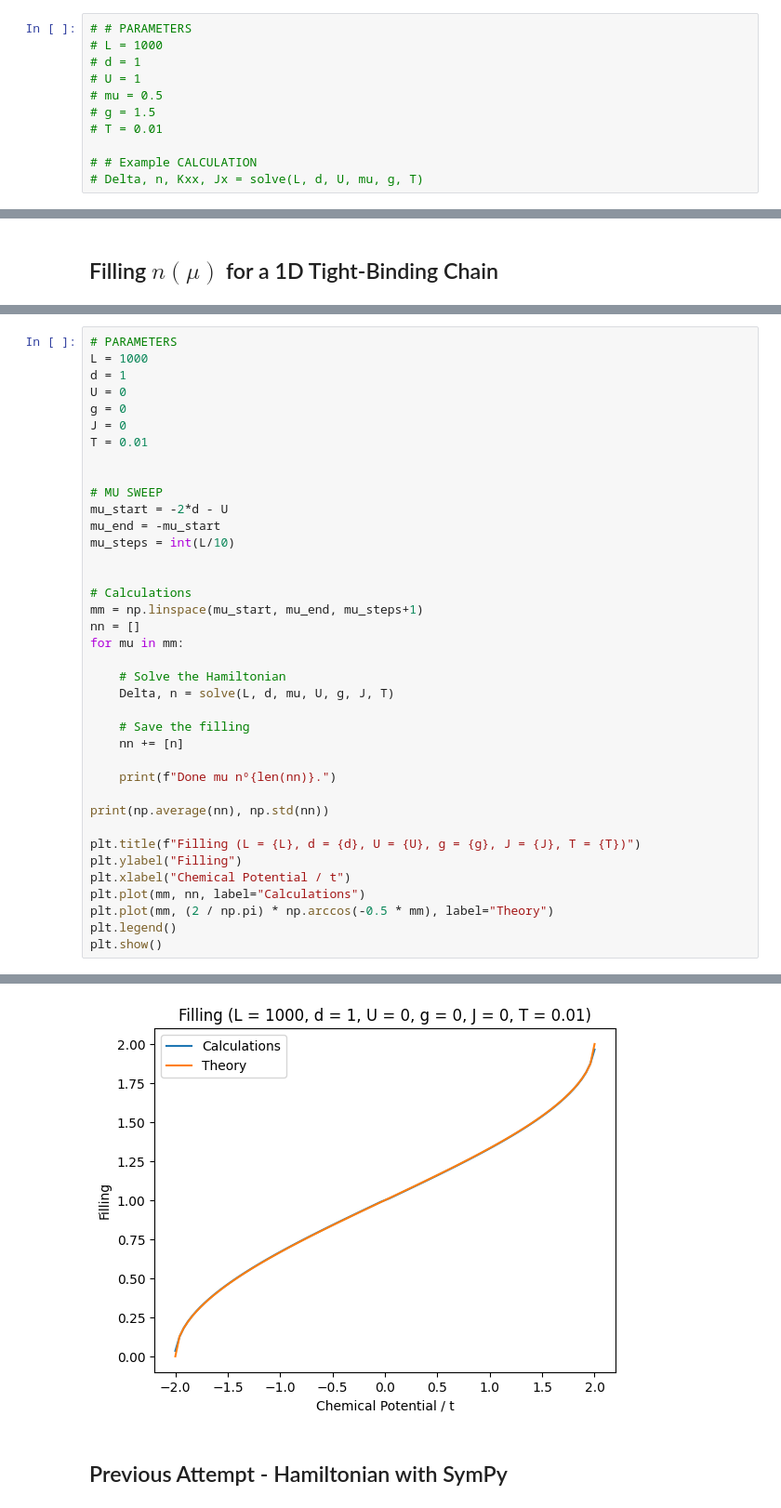
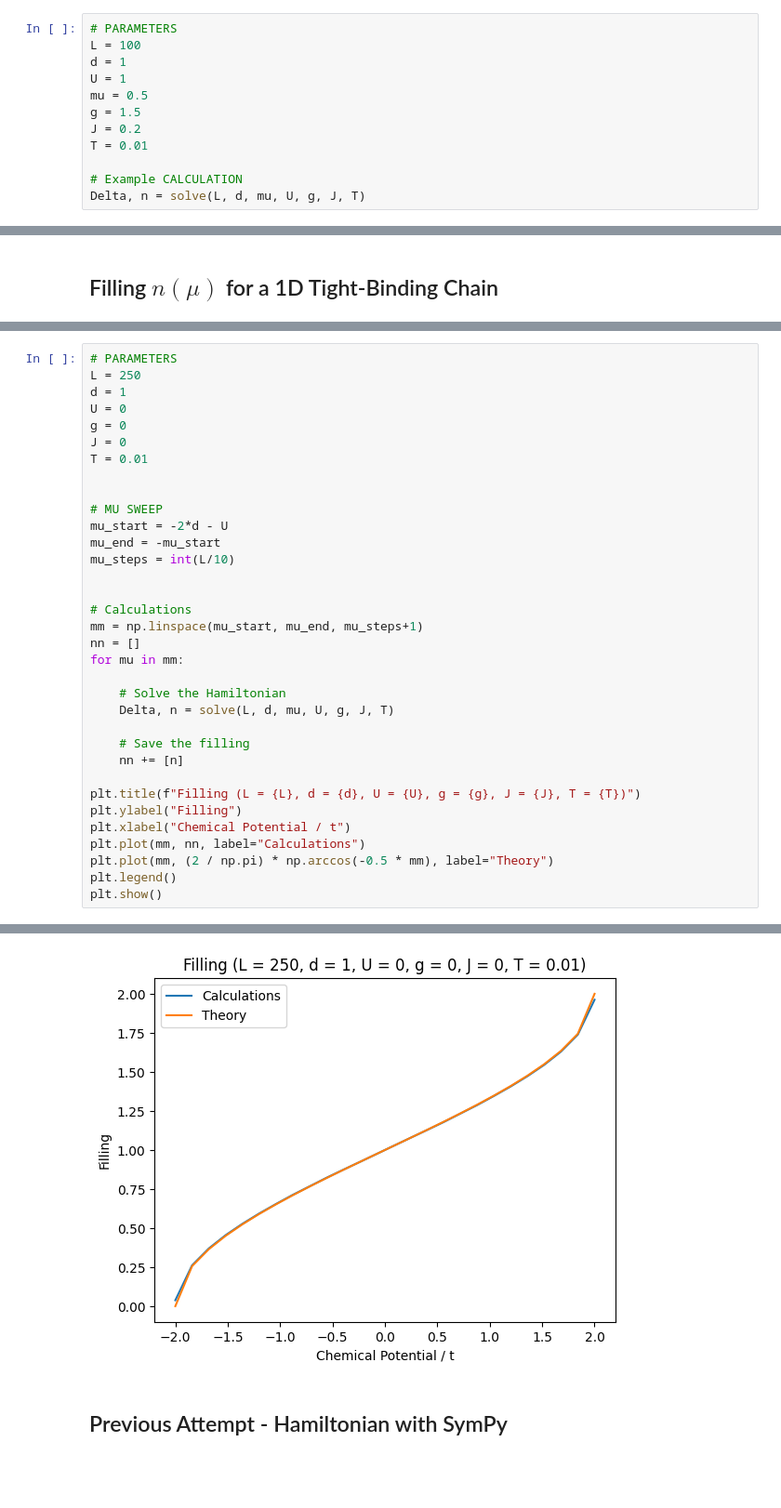
Before and after one commit to guilhermebaos/QUARMEN-Lessons, a Jupyter notebook: Master-Thesis/06-SC+AFM-1D.ipynb, the cells around one changed output, grey strips where cells are left out. Shown at 93% size. Drawn from its saved outputs; the diff is of its cells as text; blank space fills up the shorter version.

```diff
--- a/Master-Thesis/06-SC+AFM-1D.ipynb
+++ b/Master-Thesis/06-SC+AFM-1D.ipynb
@@ -473,12 +510,13 @@ def solve(L: int, d: int, mu: float, U: float, g: float, J: float, T: float, del
 # %%
-# # PARAMETERS
-# L = 1000
-# d = 1
-# U = 1
-# mu = 0.5
-# g = 1.5
-# T = 0.01
+# PARAMETERS
+L = 100
+d = 1
+U = 1
+mu = 0.5
+g = 1.5
+J = 0.2
+T = 0.01
 
-# # Example CALCULATION
-# Delta, n, Kxx, Jx = solve(L, d, U, mu, g, T)
+# Example CALCULATION
+Delta, n = solve(L, d, mu, U, g, J, T)
 # %% [markdown]
@@ -586,6 +754,6 @@ def solve(L: int, d: int, mu: float, U: float, g: float, J: float, T: float, del
 # %%
 # PARAMETERS
-L = 1000
+L = 250
 d = 1
 U = 0
 g = 0
@@ -610,10 +778,6 @@ for mu in mm:
     # Save the filling
     nn += [n]
 
-    print(f"Done mu nº{len(nn)}.")
-
-print(np.average(nn), np.std(nn))
-
 plt.title(f"Filling (L = {L}, d = {d}, U = {U}, g = {g}, J = {J}, T = {T})")
 plt.ylabel("Filling")
 plt.xlabel("Chemical Potential / t")
@@ -642,4 +789,4 @@ Done mu nº101.
-[figure, old version]
+[figure, new version]
 # %% [markdown]
 ## Previous Attempt - Hamiltonian with SymPy
 # %%
```
Also changed, not shown: parts of 11 cells of this notebook, 1 other file.
